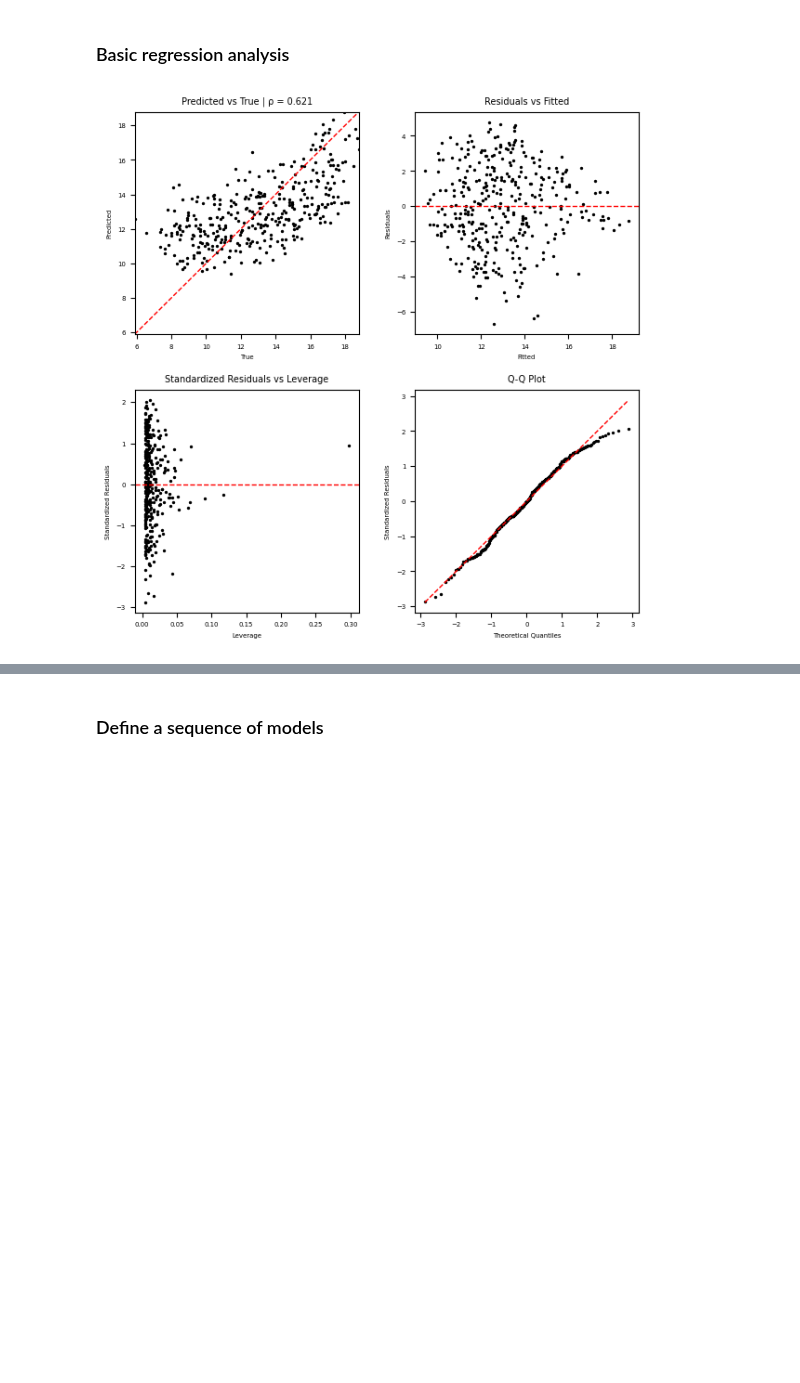
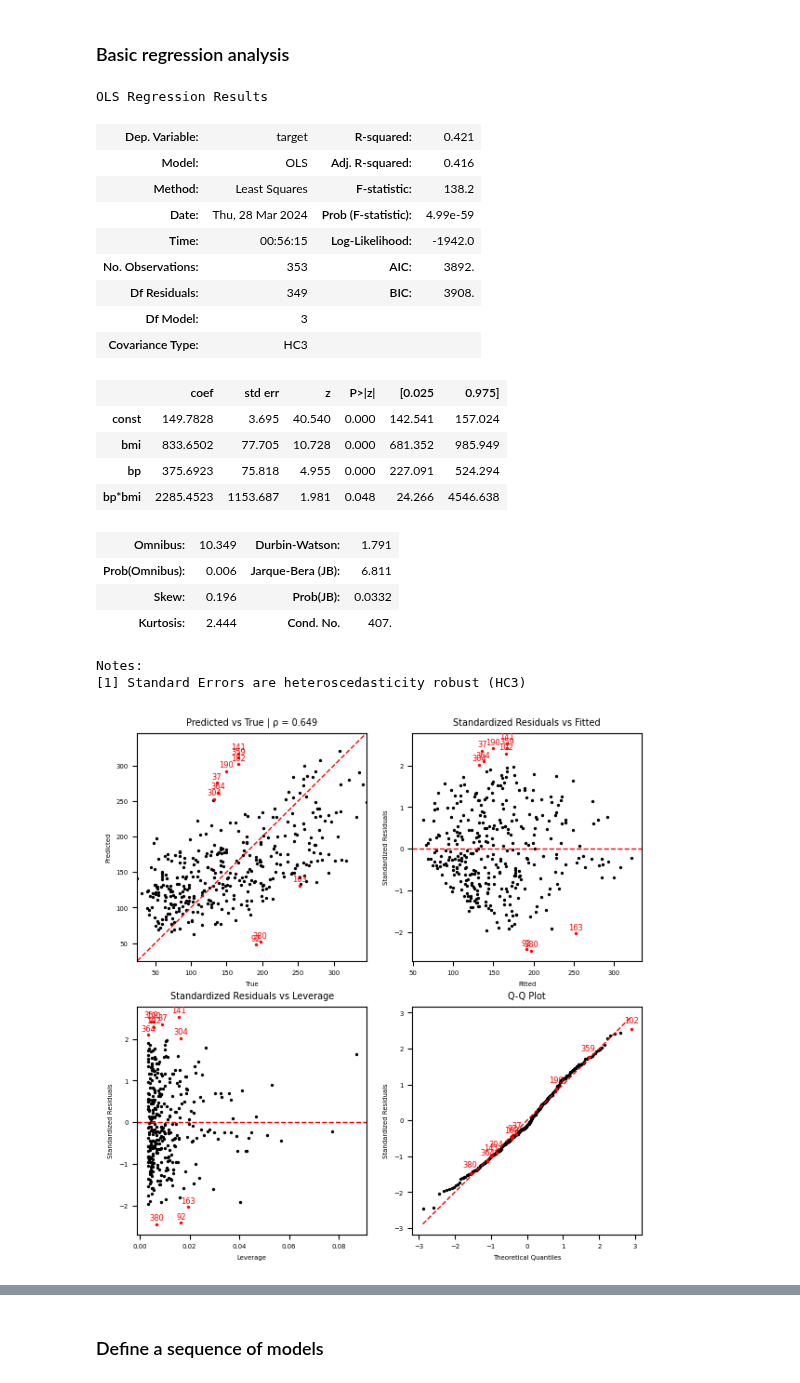
Before and after one commit to ajy25/TabularMagic, a Jupyter notebook: demo/simple_regression_demo.ipynb, the cells around one changed output, grey strips where cells are left out. Cells and saved outputs as stored; diff of their text form; code cells hidden in the pictures; blank space fills up the shorter version.

Commit message:
build outlier detection for linear models

```diff
--- a/demo/simple_regression_demo.ipynb
+++ b/demo/simple_regression_demo.ipynb
@@ -32,9 +36,31 @@ train_eda['target'].plot_distribution(figsize=(3, 3))
 # %%
 X_vars = ['age', 'sex', 'bmi', 'bp', 's1', 's2', 's3', 's4', 's5', 's6']
 y_var = 'target'
 
-train_report, test_report = tm.lm_rlike('boxcox(target) ~ poly(bmi, degree=2) + bp + bp * bmi', inverse_scale_y=False)
-train_report.statsmodels_summary()
-train_report.plot_diagnostics()
+train_report, test_report = tm.lm_rlike('target ~ bmi + bp + bp * bmi')
+train_report.set_outlier_threshold(2)
+display(train_report.statsmodels_summary())
+train_report.plot_diagnostics(show_outliers=True)
 # %% [output]
+OLS Regression Results
+| Dep. Variable: | target | R-squared: | 0.421 |
+| Model: | OLS | Adj. R-squared: | 0.416 |
+| Method: | Least Squares | F-statistic: | 138.2 |
+| Date: | Thu, 28 Mar 2024 | Prob (F-statistic): | 4.99e-59 |
+| Time: | 00:56:15 | Log-Likelihood: | -1942.0 |
+| No. Observations: | 353 | AIC: | 3892. |
+| Df Residuals: | 349 | BIC: | 3908. |
+| Df Model: | 3 |  |  |
+| Covariance Type: | HC3 |  |  |
+|  | coef | std err | z | P>|z| | [0.025 | 0.975] |
+| const | 149.7828 | 3.695 | 40.540 | 0.000 | 142.541 | 157.024 |
+| bmi | 833.6502 | 77.705 | 10.728 | 0.000 | 681.352 | 985.949 |
+| bp | 375.6923 | 75.818 | 4.955 | 0.000 | 227.091 | 524.294 |
+| bp*bmi | 2285.4523 | 1153.687 | 1.981 | 0.048 | 24.266 | 4546.638 |
+| Omnibus: | 10.349 | Durbin-Watson: | 1.791 |
+| Prob(Omnibus): | 0.006 | Jarque-Bera (JB): | 6.811 |
+| Skew: | 0.196 | Prob(JB): | 0.0332 |
+| Kurtosis: | 2.444 | Cond. No. | 407. |
+Notes:
+[1] Standard Errors are heteroscedasticity robust (HC3)
-[figure, old version]
+[figure, new version]
```
Also changed, not shown: parts of 2 cells of this notebook, 7 other files.
